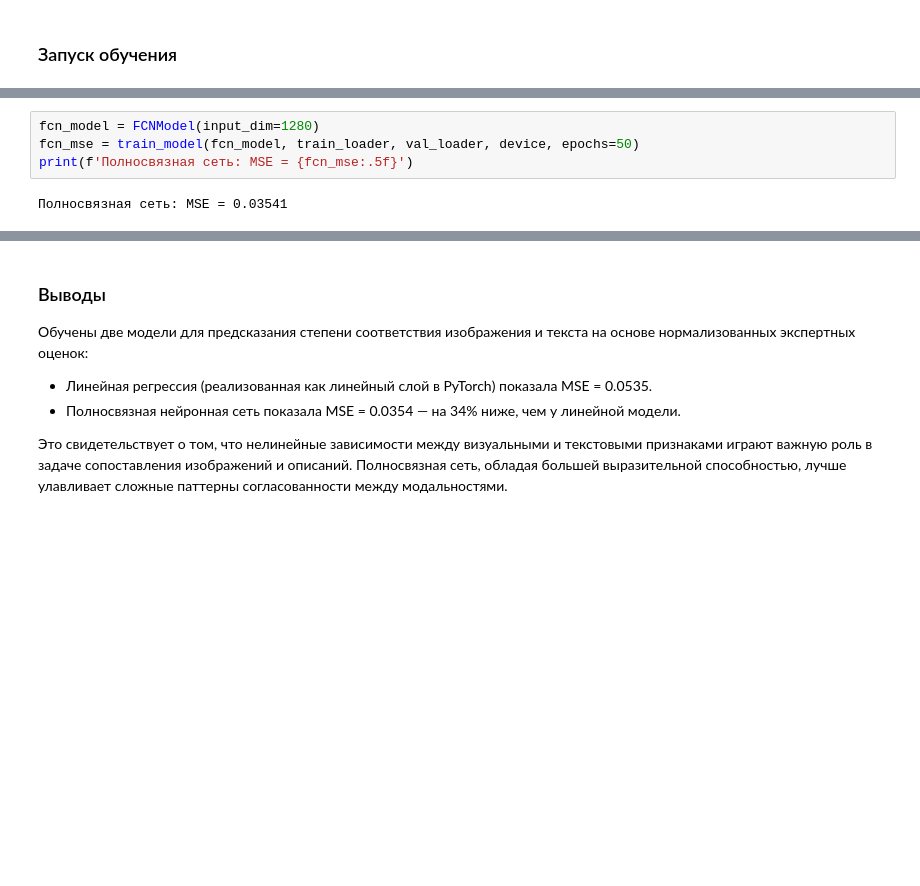
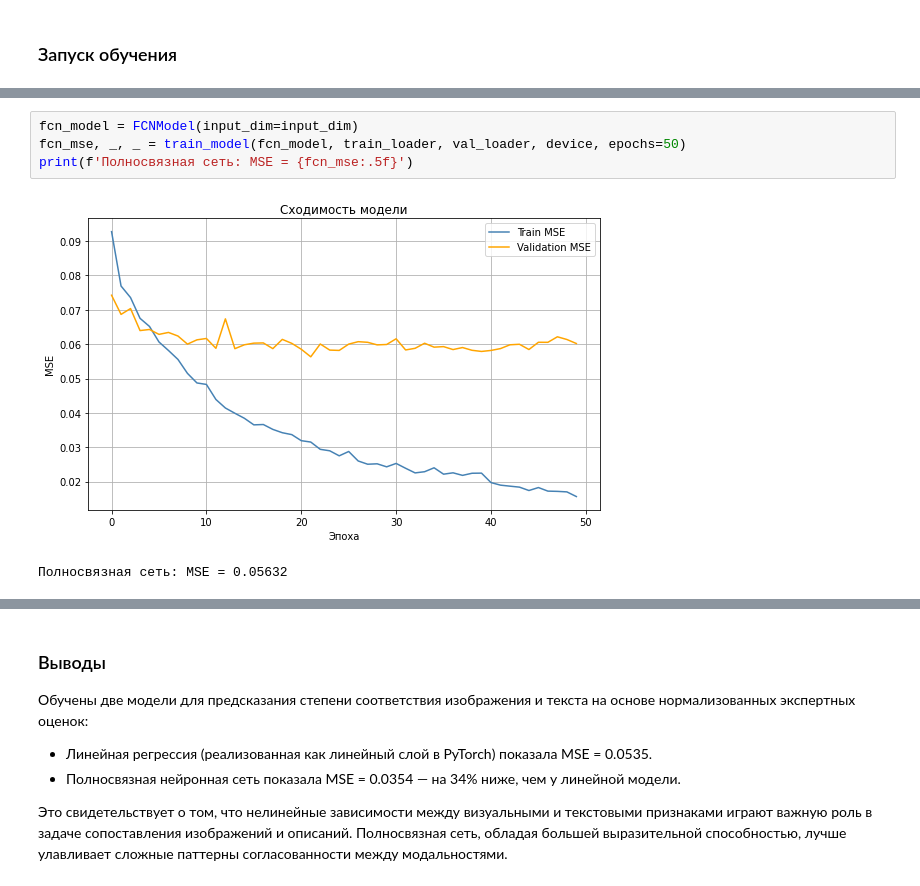
Before and after one commit to Golden-Gekko/with-sense, a Jupyter notebook: 56d9bcd0-dd00-4ce4-bfc1-37130333fd65.ipynb, the cells around one changed output, grey strips where cells are left out. Cells and saved outputs as stored; diff of their text form; blank space fills up the shorter version.

```diff
--- a/56d9bcd0-dd00-4ce4-bfc1-37130333fd65.ipynb
+++ b/56d9bcd0-dd00-4ce4-bfc1-37130333fd65.ipynb
@@ -698,6 +969,7 @@ print(f'Линейная регрессия: MSE = {lin_mse:.5f}')
 # %%
-fcn_model = FCNModel(input_dim=1280)
-fcn_mse = train_model(fcn_model, train_loader, val_loader, device, epochs=50)
+fcn_model = FCNModel(input_dim=input_dim)
+fcn_mse, _, _ = train_model(fcn_model, train_loader, val_loader, device, epochs=50)
 print(f'Полносвязная сеть: MSE = {fcn_mse:.5f}')
 # %% [output]
+[figure, added]
-Полносвязная сеть: MSE = 0.03541
+Полносвязная сеть: MSE = 0.05632
```
Also changed, not shown: parts of 60 cells of this notebook.
